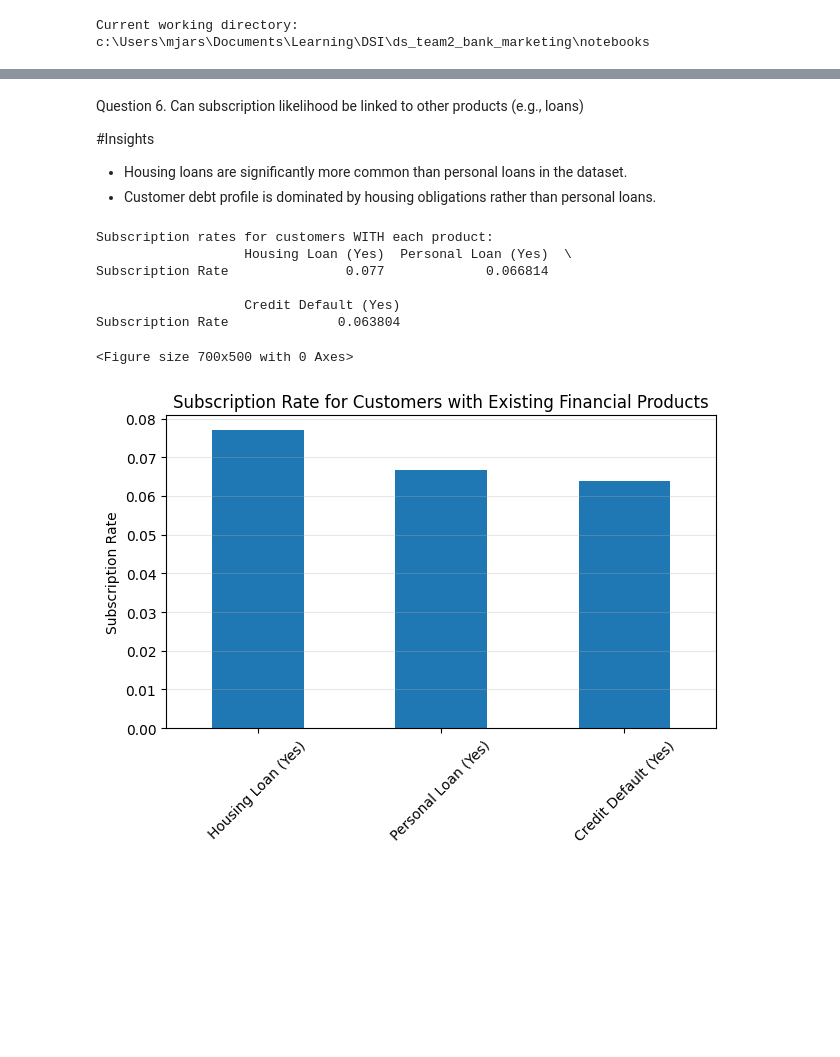
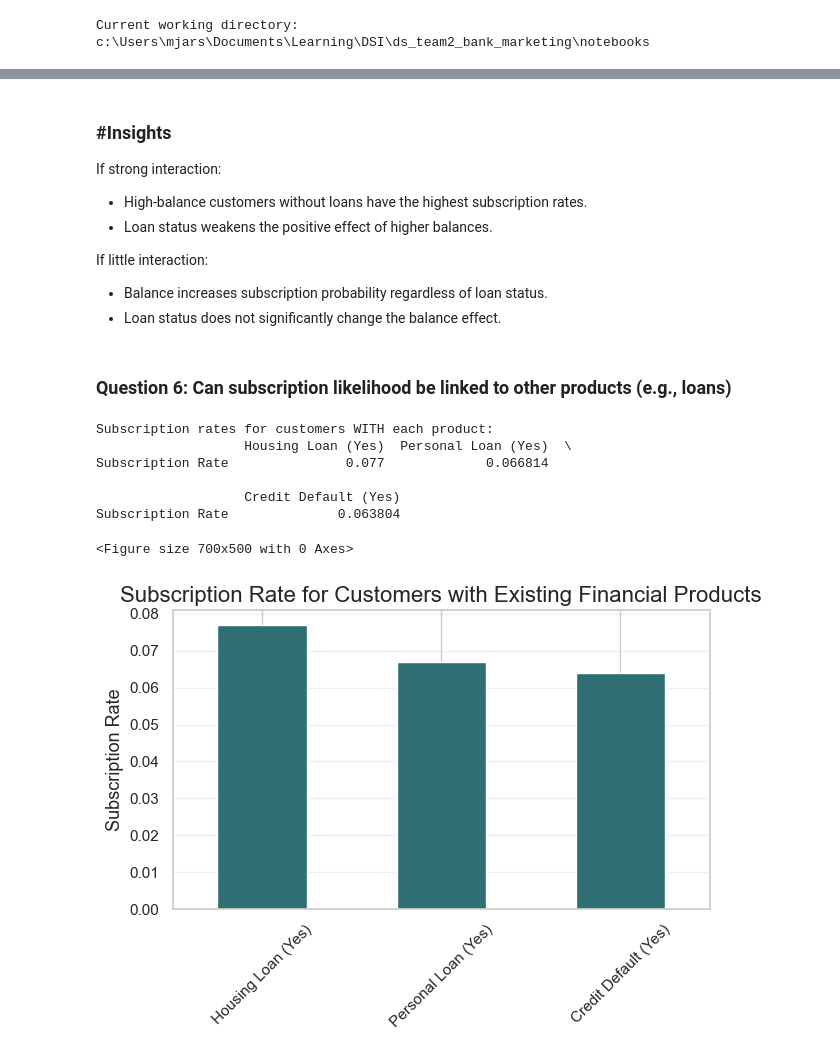
Before and after one commit to DzeDze/ds_team2_bank_marketing, a Jupyter notebook: notebooks/01_eda.ipynb, the cells around one changed output, grey strips where cells are left out. Drawn from its saved outputs; the diff is of its cells as text; code cells hidden in the pictures; blank space fills up the shorter version.

Commit message:
Add data cleaning and update eda

```diff
--- a/notebooks/01_eda.ipynb
+++ b/notebooks/01_eda.ipynb
@@ -1765,15 +1755,21 @@ balance_bin
+# %% [markdown]
+### #Insights
+
+If strong interaction:
+- High-balance customers without loans have the highest subscription rates.
+- Loan status weakens the positive effect of higher balances.
+
+If little interaction:
+- Balance increases subscription probability regardless of loan status.
+- Loan status does not significantly change the balance effect.
 # %% [markdown]
-Question 6. Can subscription likelihood be linked to other products (e.g., loans)
-
-#Insights
-- Housing loans are significantly more common than personal loans in the dataset.
-- Customer debt profile is dominated by housing obligations rather than personal loans.
+### Question 6: Can subscription likelihood be linked to other products (e.g., loans)
 # %%
 import pandas as pd
 import matplotlib.pyplot as plt
 
 # 1) Load dataset
-df = pd.read_csv("../data/raw/bank-full.csv", sep=";")
+df = pd.read_csv("../data/processed/bank-full-clean.csv", sep=",")
 
 # 2) Convert subscription to numeric
 df["subscribed"] = df["y"].map({"yes": 1, "no": 0})
@@ -1784,32 +1780,32 @@ personal_rate = df.groupby("loan")["subscribed"].mean()
 default_rate = df.groupby("default")["subscribed"].mean()
 
 # 4) Create a comparison table (only "yes" rows for clarity)
 comparison = pd.DataFrame({
     "Housing Loan (Yes)": housing_rate["yes"],
     "Personal Loan (Yes)": personal_rate["yes"],
     "Credit Default (Yes)": default_rate["yes"]
 }, index=["Subscription Rate"])
 
 print("Subscription rates for customers WITH each product:")
 print(comparison)
 
 # 5) Bar chart comparison
 plt.figure(figsize=(7,5))
-comparison.T.plot(kind="bar", legend=False)
+comparison.T.plot(kind="bar", legend=False, color = '#2F6F73')
 
 plt.title("Subscription Rate for Customers with Existing Financial Products")
 plt.ylabel("Subscription Rate")
 plt.xticks(rotation=45)
 plt.grid(axis="y", alpha=0.3)
 plt.tight_layout()
 
 plt.show()
 # %% [output]
 Subscription rates for customers WITH each product:
                    Housing Loan (Yes)  Personal Loan (Yes)  \
 Subscription Rate               0.077             0.066814
 
                    Credit Default (Yes)
 Subscription Rate              0.063804
 <Figure size 700x500 with 0 Axes>
-[figure, old version]
+[figure, new version]
```
Also changed, not shown: parts of 72 cells of this notebook, 1 other file.
